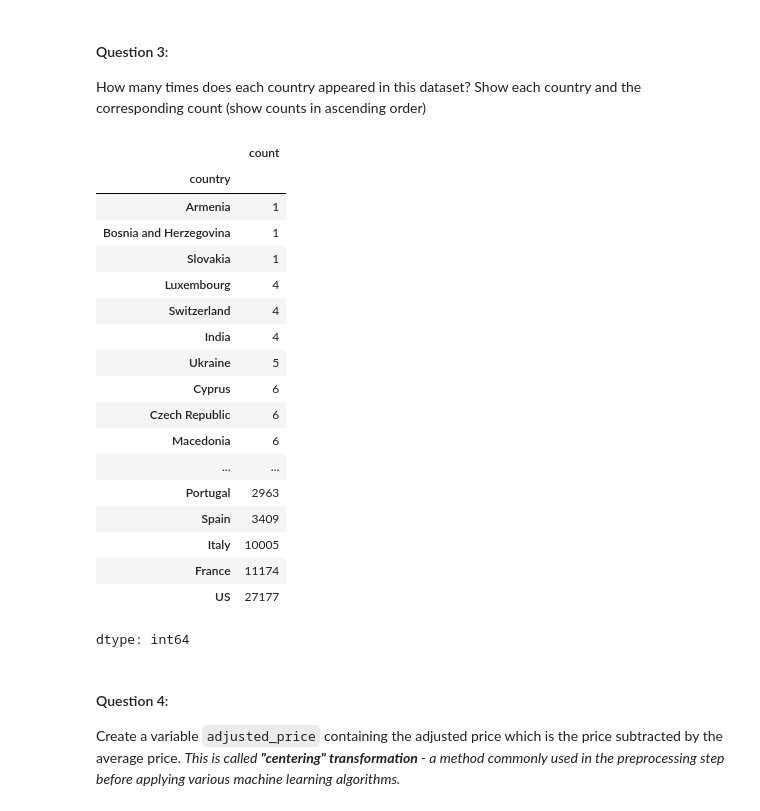
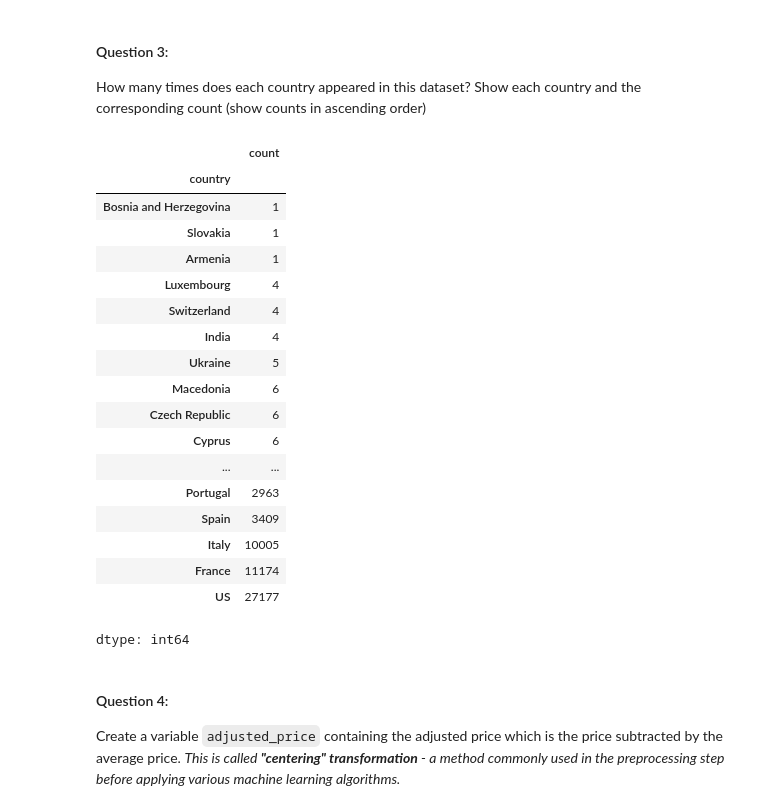
Before and after one commit to CS133-DataVisualization/cl-and-homework-willyta1, a Jupyter notebook: M02_HW02_pandas.ipynb, the cells around one changed output. Cells and saved outputs as stored; diff of their text form; code cells hidden in the pictures.

```diff
--- a/M02_HW02_pandas.ipynb
+++ b/M02_HW02_pandas.ipynb
@@ -69,21 +69,21 @@ unique_countries
 How many times does each country appeared in this dataset? Show each country and the corresponding count (show counts in ascending order)
 # %%
 # Your code here . . .
-country_appearances = wine.groupby('country').country.value_counts()
+country_appearances = wine['country'].value_counts()
 country_appearances.sort_values()
 # %% [output]
 |  | count |
 | country |  |
-| Armenia | 1 |
 | Bosnia and Herzegovina | 1 |
 | Slovakia | 1 |
+| Armenia | 1 |
 | Luxembourg | 4 |
 | Switzerland | 4 |
 | India | 4 |
 | Ukraine | 5 |
+| Macedonia | 6 |
+| Czech Republic | 6 |
 | Cyprus | 6 |
-| Czech Republic | 6 |
-| Macedonia | 6 |
 | ... | ... |
 | Portugal | 2963 |
 | Spain | 3409 |
```
Also changed, not shown: parts of 4 cells of this notebook.
